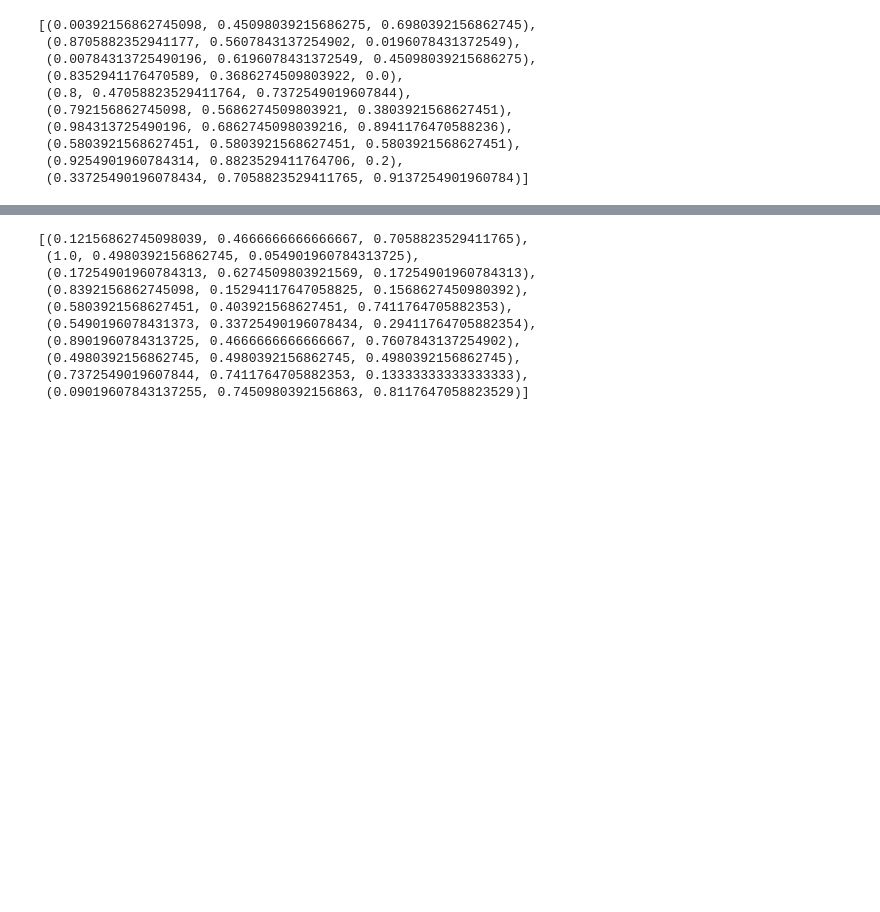
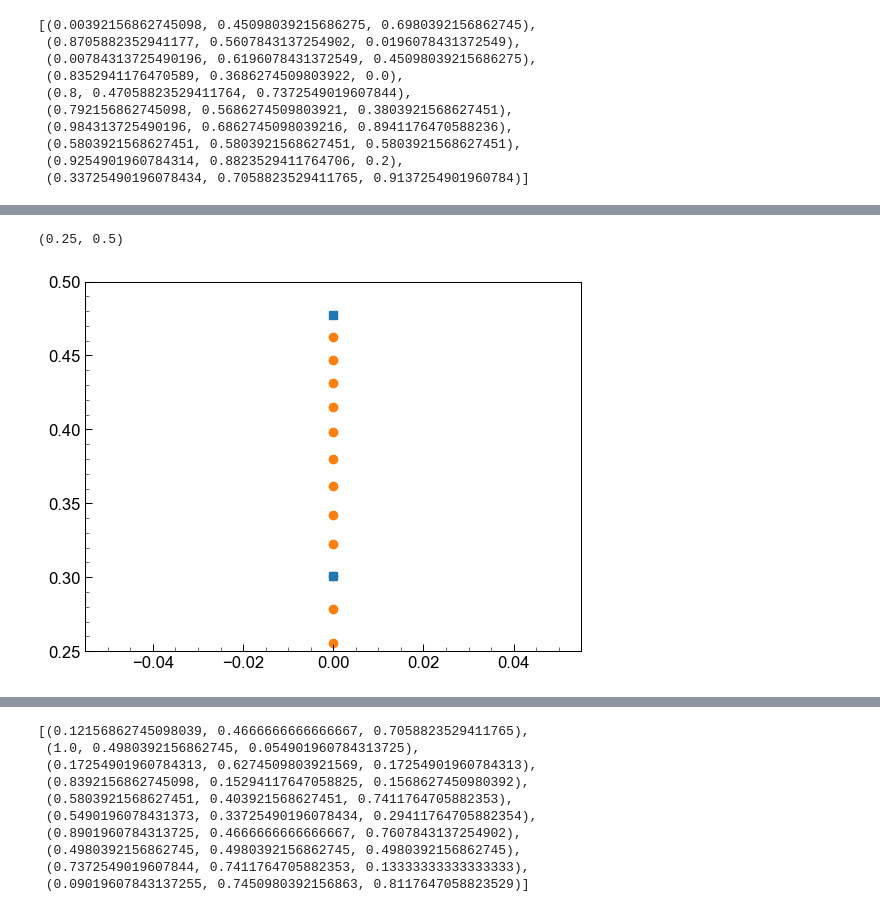
Before and after one commit to kura-okubo/4mNonSelfSim_Paper, a Jupyter notebook: ComputeScaling/code/07_loglinearfit_STF.ipynb, the cells around one changed output, grey strips where cells are left out. Cells and saved outputs as stored; diff of their text form; code cells hidden in the pictures; blank space fills up the shorter version.

```diff
--- a/ComputeScaling/code/07_loglinearfit_STF.ipynb
+++ b/ComputeScaling/code/07_loglinearfit_STF.ipynb
@@ -582,3 +587,14 @@ plt.savefig(figdir+f"/STF_M0TRscaling_Regplot_fb03-{expr_id:03d}_{gougepatch_id}
+# %%
+# debug plot logscale spacing
+y1 = [np.log10(x) for x in np.arange(1, 4, 1)]
+y2 = [np.log10(x) for x in np.arange(1, 3, 0.1)]
+
+plt.plot(np.zeros((len(y1),1)), y1, "s", zorder=2)
+plt.plot(np.zeros((len(y2),1)), y2, "o", zorder=1)
+plt.ylim([0.25, 0.5])
+# %% [output]
+(0.25, 0.5)
+[figure, added]
 # %%
 xytext
 # %% [output]
```
Also changed, not shown: parts of 5 cells of this notebook, 1 other file.
